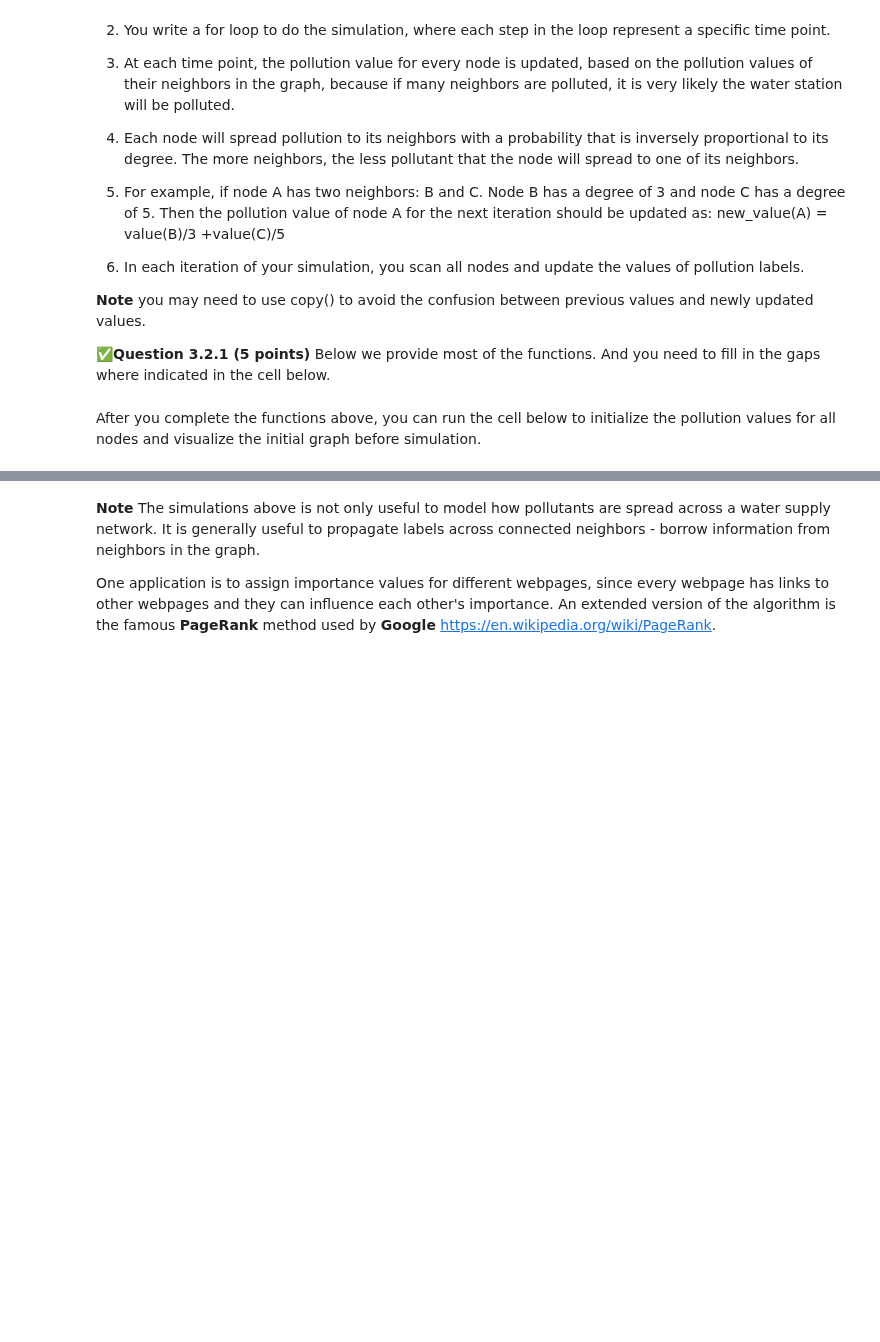
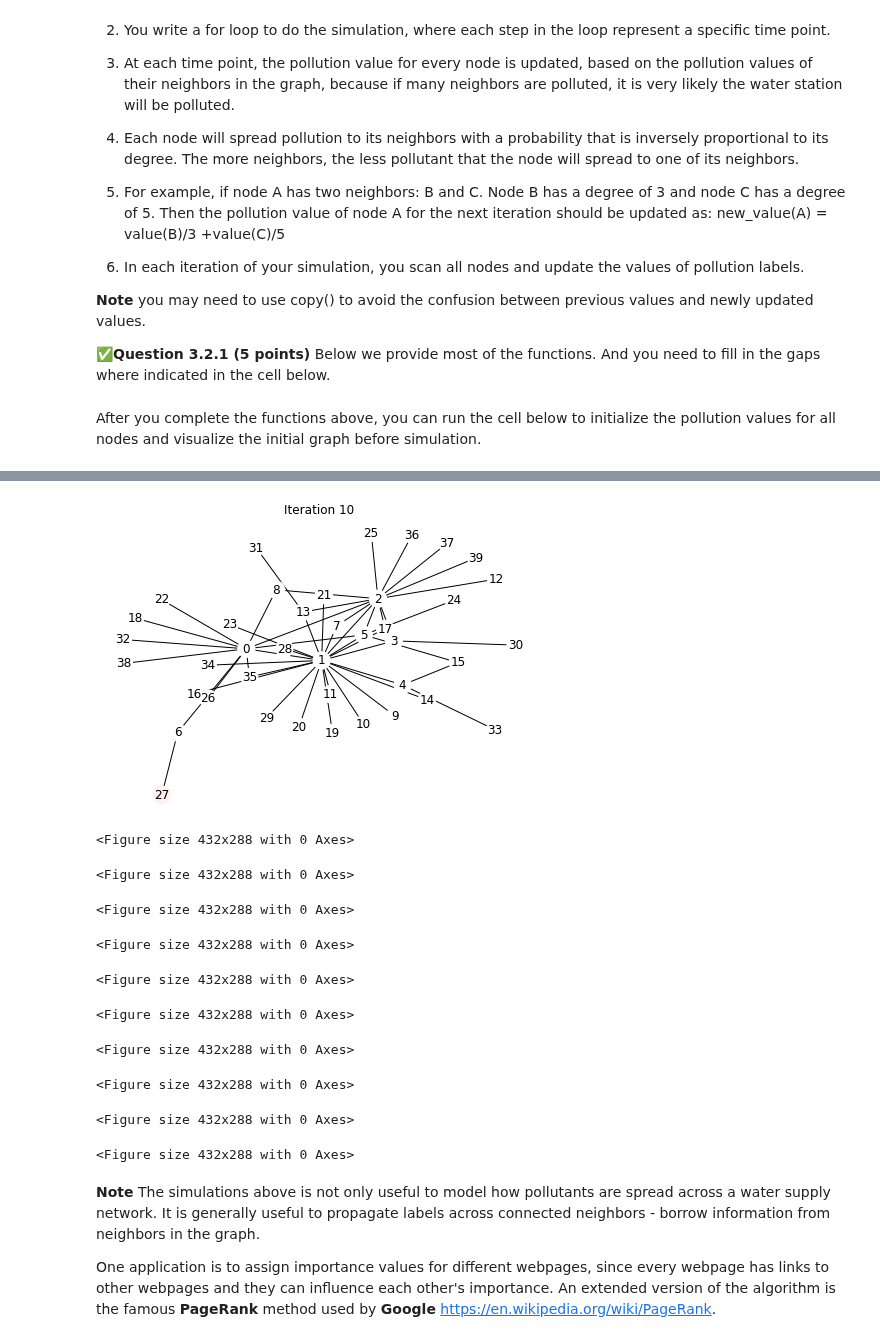
Before and after one commit to Rajmeet/cmse202-s22-turnin, a Jupyter notebook: hw-03/HW-03_ABMAndGraphTheory-STUDENT.ipynb, the cells around one changed output, grey strips where cells are left out. Cells and saved outputs as stored; diff of their text form; code cells hidden in the pictures; blank space fills up the shorter version.

```diff
--- a/hw-03/HW-03_ABMAndGraphTheory-STUDENT.ipynb
+++ b/hw-03/HW-03_ABMAndGraphTheory-STUDENT.ipynb
@@ -401,18 +404,17 @@ def update_value(G, prev_value):
 
     # Put your code here to make a new copy of prev_value;
     # Name the new copy as next_value
-
+    next_value = prev_value.copy()
 
     # Put your code here to get the degrees of every node;
-
-
+    degrees = G.degree()
 
     # Put your code in the for loop to calculate next_value, based on prev_value from neighbors;
-    for node in G:
-
-
-
-
+    for node in G.nodes():
+        neighbors = get_neighbor(G, node)
+        for neighbor in neighbors:
+            next_value[node] = 0
+            next_value[node] += prev_value[neighbor]/degrees[neighbor]
 
     return next_value
 
@@ -441,10 +443,10 @@ def draw_iter(G, values, iterations):
         fig = plt.figure()
 
         # Put your code here to update the pollution values and update node colors;
+        values = update_value(G, values)
+        node_colors = value2color(values)
 
-
-
-        nx.draw(G, pos=position.values, with_labels=True, node_color=node_colors)
+        nx.draw(G, pos=pos.values, with_labels=True, node_color=node_colors)
         plt.title('Iteration ' + str(i+1))
         fig.show()
 
@@ -471,3 +475,17 @@ Describe what you observe about the pollutant propagation across the network.
+# %%
+draw_iter(G, values, 10)
+# %% [output]
+[figure, added]
+<Figure size 432x288 with 0 Axes>
+<Figure size 432x288 with 0 Axes>
+<Figure size 432x288 with 0 Axes>
+<Figure size 432x288 with 0 Axes>
+<Figure size 432x288 with 0 Axes>
+<Figure size 432x288 with 0 Axes>
+<Figure size 432x288 with 0 Axes>
+<Figure size 432x288 with 0 Axes>
+<Figure size 432x288 with 0 Axes>
+<Figure size 432x288 with 0 Axes>
 # %% [markdown]
 **Note** The simulations above is not only useful to model how pollutants are spread across a water supply network. It is generally useful to propagate labels across connected neighbors - borrow information from neighbors in the graph.
 
```
Also changed, not shown: parts of 6 cells of this notebook.
